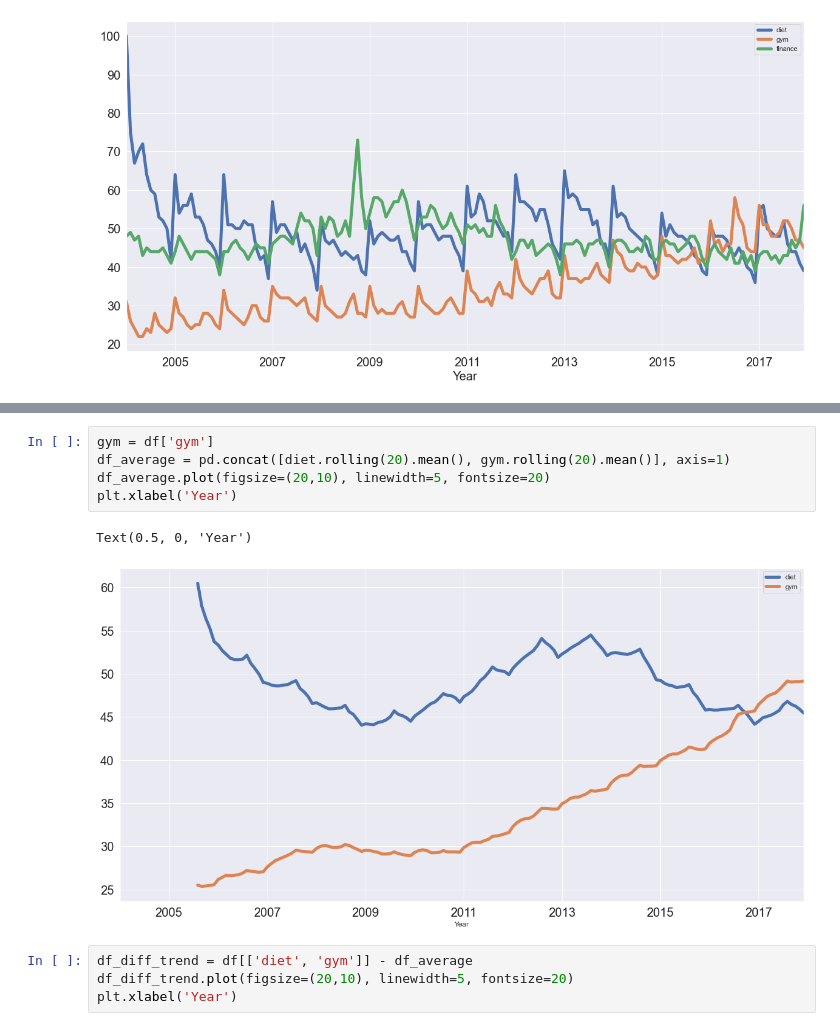
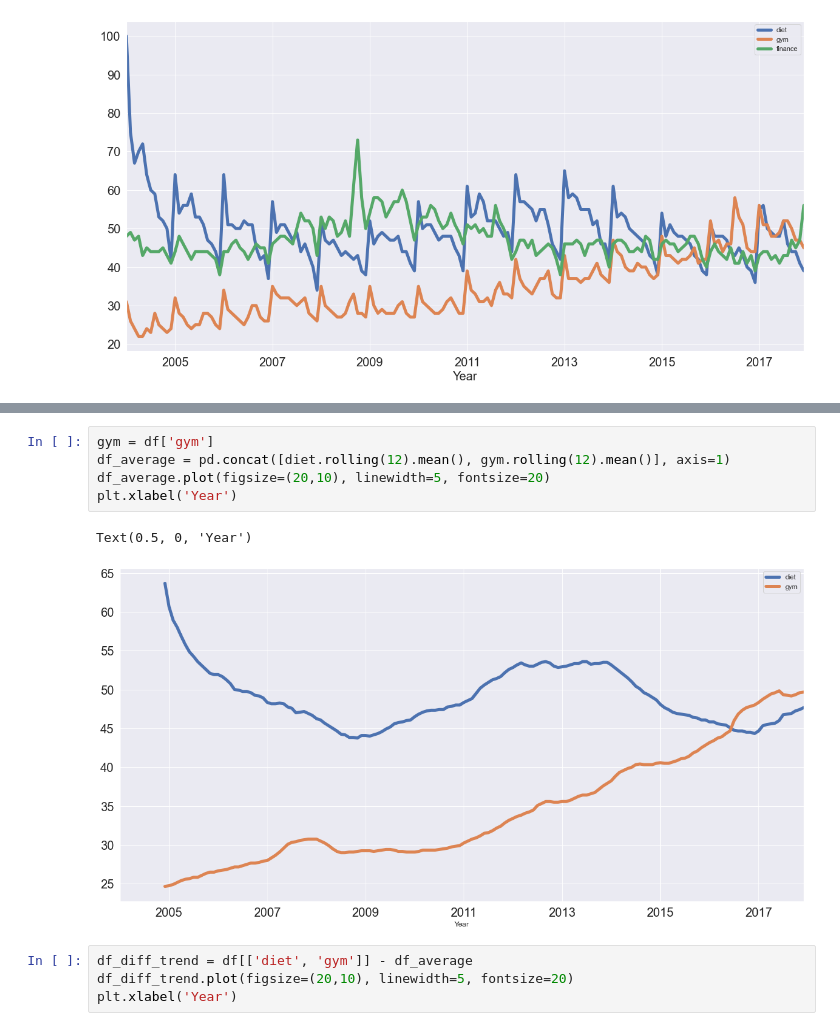
Before and after one commit to Dahadera/toiLabs, a Jupyter notebook: toiLab6/toi6notebook.ipynb, the cells around one changed output, grey strips where cells are left out. Cells and saved outputs as stored; diff of their text form.

```diff
--- a/toiLab6/toi6notebook.ipynb
+++ b/toiLab6/toi6notebook.ipynb
@@ -60,11 +69,11 @@ plt.xlabel('Year', fontsize=20);
 # %%
 gym = df['gym']
-df_average = pd.concat([diet.rolling(20).mean(), gym.rolling(20).mean()], axis=1)
+df_average = pd.concat([diet.rolling(12).mean(), gym.rolling(12).mean()], axis=1)
 df_average.plot(figsize=(20,10), linewidth=5, fontsize=20)
 plt.xlabel('Year')
 # %% [output]
 Text(0.5, 0, 'Year')
-[figure, old version]
+[figure, new version]
 # %%
 df_diff_trend = df[['diet', 'gym']] - df_average
 df_diff_trend.plot(figsize=(20,10), linewidth=5, fontsize=20)
```
Also changed, not shown: parts of 12 cells of this notebook, 2 other files.
